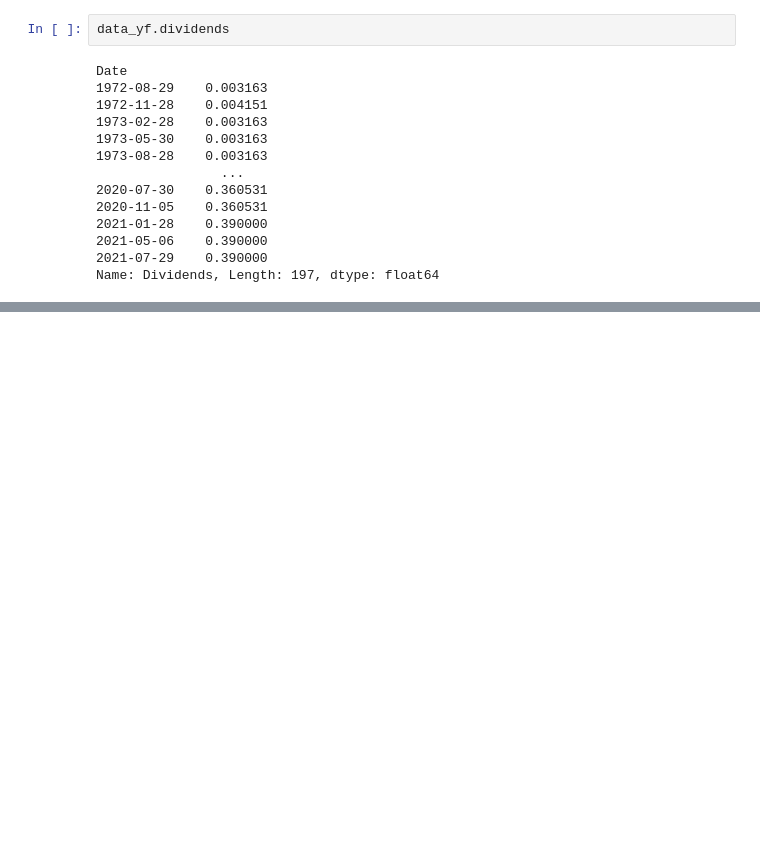
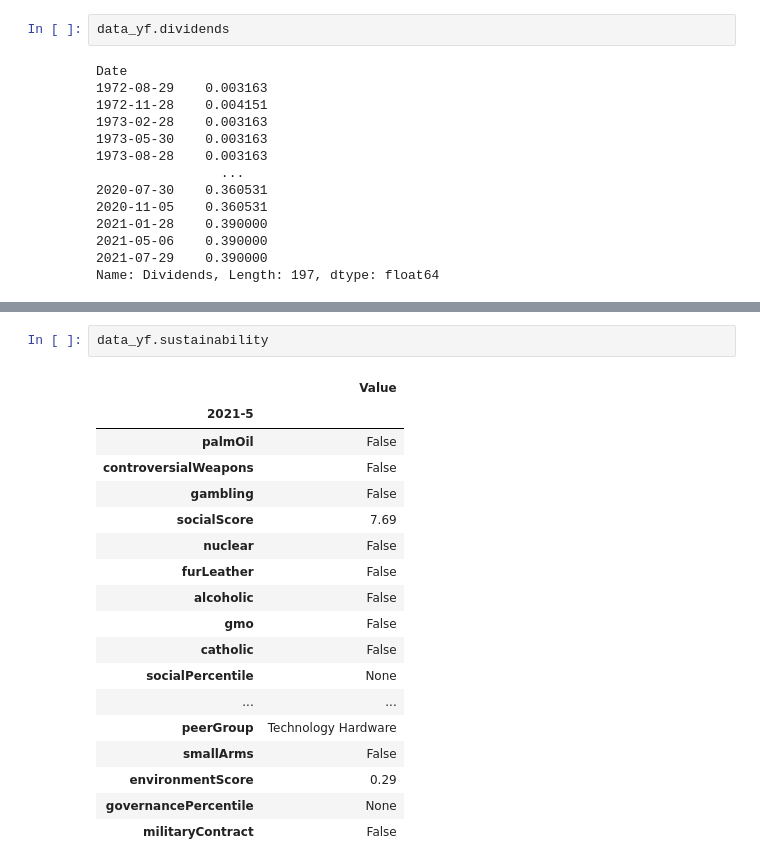
Before and after one commit to eojedapilchik/Python-E2, a Jupyter notebook: Clase3.ipynb, the cells around one changed output, grey strips where cells are left out. Saved outputs shown, nothing was run; the diff lists cells and outputs as text; blank space fills up the shorter version.

```diff
--- a/Clase3.ipynb
+++ b/Clase3.ipynb
@@ -352,0 +380,21 @@ data_yf.quarterly_financials
+# %%
+data_yf.sustainability
+# %% [output]
+|  | Value |
+| 2021-5 |  |
+| palmOil | False |
+| controversialWeapons | False |
+| gambling | False |
+| socialScore | 7.69 |
+| nuclear | False |
+| furLeather | False |
+| alcoholic | False |
+| gmo | False |
+| catholic | False |
+| socialPercentile | None |
+| ... | ... |
+| peerGroup | Technology Hardware |
+| smallArms | False |
+| environmentScore | 0.29 |
+| governancePercentile | None |
+| militaryContract | False |
```
Also changed, not shown: parts of 11 cells of this notebook, 1 other file.
